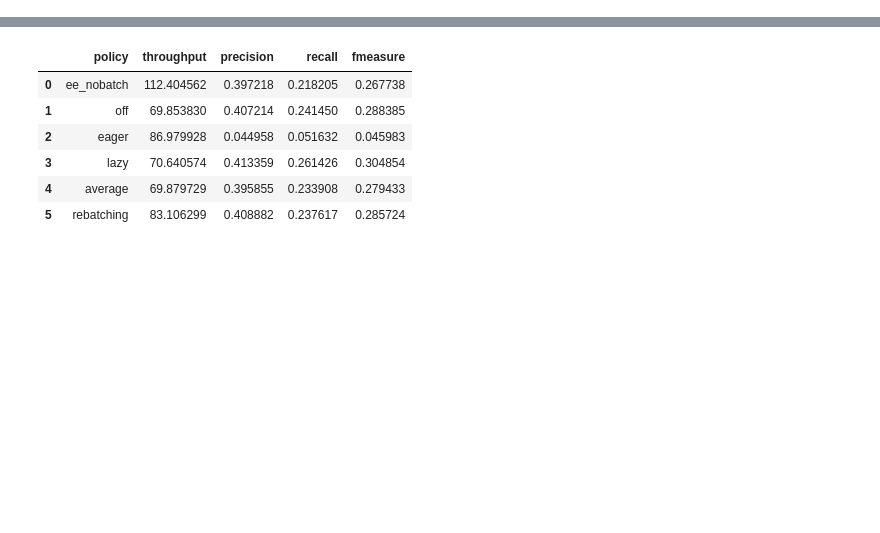
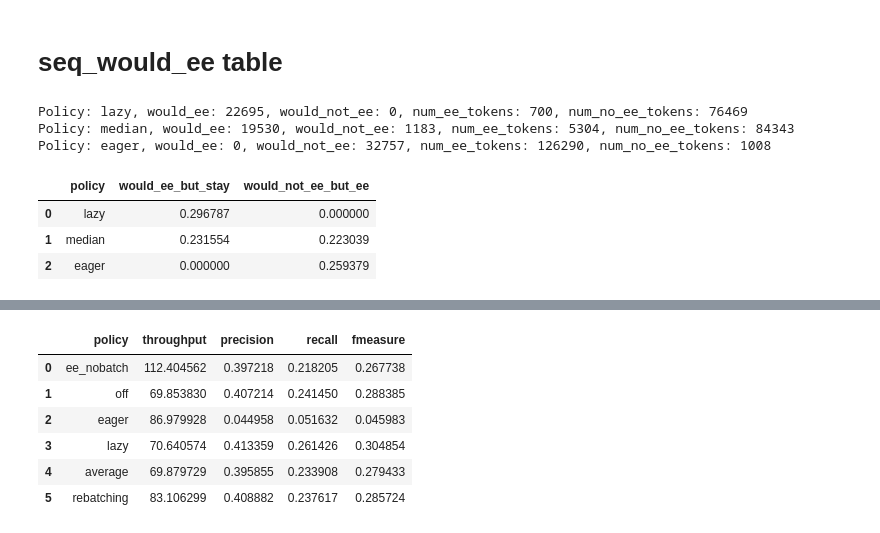
Before and after one commit to xutingl/vattention-ee, a Jupyter notebook: outputs_70b/analyze.ipynb, the cells around one changed output, grey strips where cells are left out. Cells and saved outputs as stored; diff of their text form; code cells hidden in the pictures; blank space fills up the shorter version.

```diff
--- a/outputs_70b/analyze.ipynb
+++ b/outputs_70b/analyze.ipynb
@@ -30,0 +7,37 @@ def get_avg_rougeL_score(prompts, outputs):
+# %% [markdown]
+# seq_would_ee table
+# %%
+def get_would_ee_table(input_dir, policies):
+    would_ee_but_stay = []
+    would_not_ee_but_ee = []
+    for policy in policies:
+        for file in os.listdir(input_dir):
+            if file.endswith(".csv") and policy in file:
+                df = pd.read_csv(os.path.join(input_dir, file))
+                num_ee_tokens = df['num_ee_tokens'][0]
+                num_no_ee_tokens = df['num_no_ee_tokens'][0]
+                would_ee = df['num_seq_would_ee_but_stay'][0]
+                would_not_ee = df['num_seq_would_not_ee_but_ee'][0]
+
+                would_ee_but_stay.append(would_ee / num_no_ee_tokens)
+                would_not_ee_but_ee.append(would_not_ee / num_ee_tokens)
+
+                print(f"Policy: {policy}, would_ee: {would_ee}, would_not_ee: {would_not_ee}, num_ee_tokens: {num_ee_tokens}, num_no_ee_tokens: {num_no_ee_tokens}")
+
+    df = pd.DataFrame({
+        'policy': policies,
+        'would_ee_but_stay': would_ee_but_stay,
+        'would_not_ee_but_ee': would_not_ee_but_ee
+    })
+    return df
+# %%
+policies = ["lazy", "median", "eager"]
+get_would_ee_table("benchmarks/req_500_batch_4", policies)
+# %% [output]
+Policy: lazy, would_ee: 22695, would_not_ee: 0, num_ee_tokens: 700, num_no_ee_tokens: 76469
+Policy: median, would_ee: 19530, would_not_ee: 1183, num_ee_tokens: 5304, num_no_ee_tokens: 84343
+Policy: eager, would_ee: 0, would_not_ee: 32757, num_ee_tokens: 126290, num_no_ee_tokens: 1008
+|  | policy | would_ee_but_stay | would_not_ee_but_ee |
+| 0 | lazy | 0.296787 | 0.000000 |
+| 1 | median | 0.231554 | 0.223039 |
+| 2 | eager | 0.000000 | 0.259379 |
```
Also changed, not shown: parts of 4 cells of this notebook, 21 other files.
